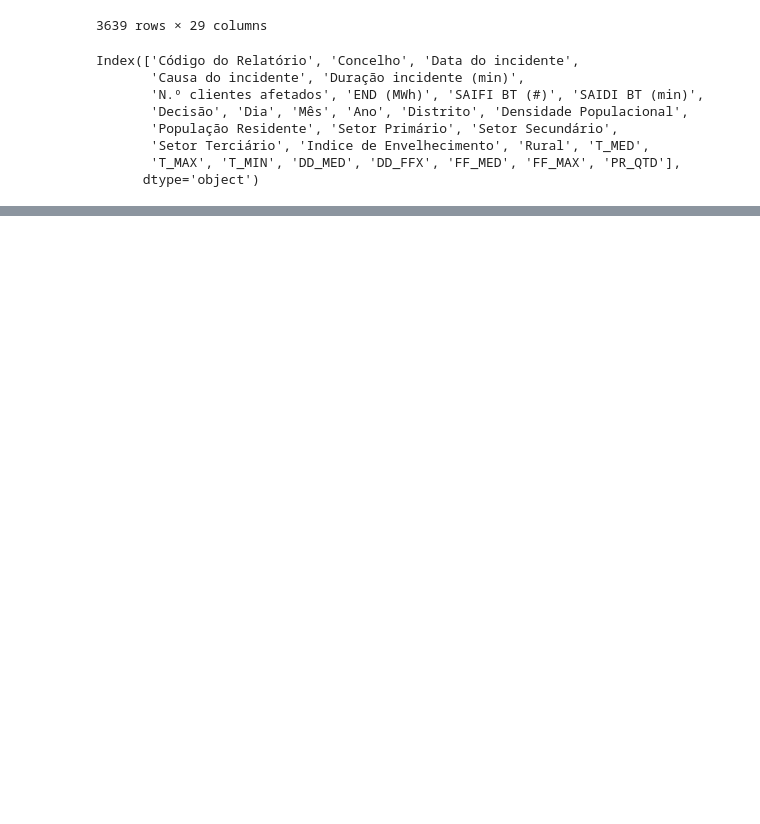
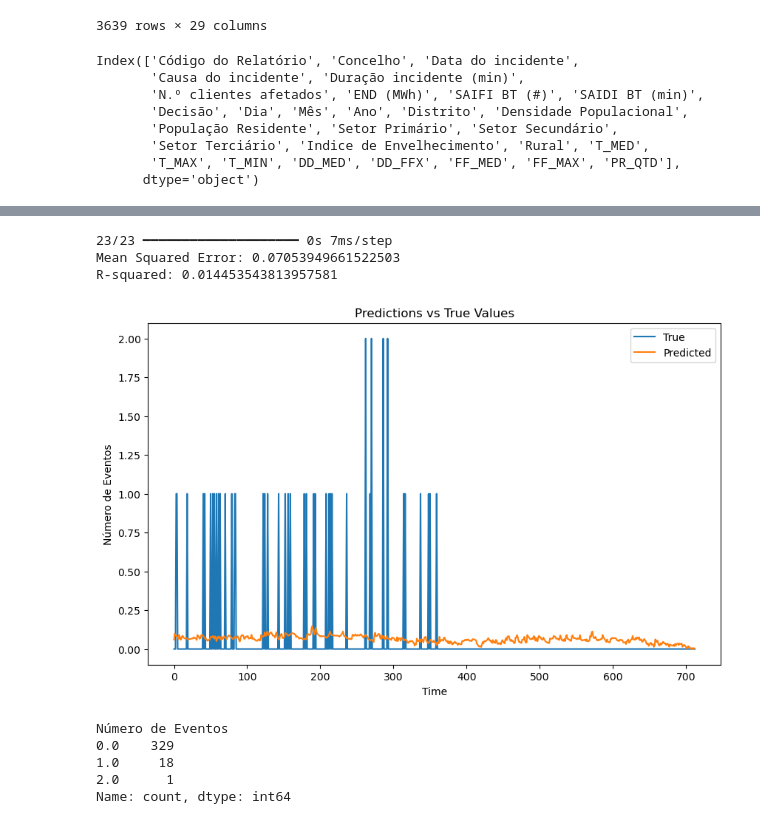
Before and after one commit to Vullkano/pfacd, a Jupyter notebook: rascunhos/freitas/TimeSeries.ipynb, the cells around one changed output, grey strips where cells are left out. Saved outputs shown, nothing was run; the diff lists cells and outputs as text; code cells hidden in the pictures; blank space fills up the shorter version.

Commit message:
Tentativa de LSTM

```diff
--- a/rascunhos/freitas/TimeSeries.ipynb
+++ b/rascunhos/freitas/TimeSeries.ipynb
@@ -305,0 +367,7 @@ plt.show()
+# %%
+Concelho = 'Lisboa'
+
+BT = QuebrasFinal[(QuebrasFinal["Distrito"] == Concelho)]
+BT = BT_grouped = BT.groupby(['Data do incidente', 'Dia', 'Mês', 'Ano',
+                               'T_MED', 'T_MAX', 'T_MIN', 'DD_MED', 'DD_FFX', 'FF_MED', 'FF_MAX', 'PR_QTD']).agg({'Número de Eventos': 'sum'}).reset_index()
+BT
@@ -305,0 +390,4 @@ plt.show()
+# %%
+# Selecionar as colunas numéricas
+colunas_numericas = BT.select_dtypes(include=[np.number]).columns
+colunas_numericas
@@ -305,0 +420,9 @@ plt.show()
+# %%
+# Criar o objeto do imputador por regressão
+imputer_mice = IterativeImputer()
+
+# Aplicar o método MICE para imputar os valores ausentes em todas as colunas numéricas
+BT[colunas_numericas] = imputer_mice.fit_transform(BT[colunas_numericas])
+
+# Resultado final
+BT
@@ -305,0 +518,40 @@ plt.show()
+# %%
+# Fazer previsões com o modelo
+y_pred = model.predict(X_test)
+
+# Avaliar o desempenho das previsões
+from sklearn.metrics import mean_squared_error, r2_score
+
+# Calcular o erro quadrático médio (MSE)
+mse = mean_squared_error(y_test, y_pred)
+print(f'Mean Squared Error: {mse}')
+
+# Calcular o coeficiente de determinação (R²)
+r2 = r2_score(y_test, y_pred)
+print(f'R-squared: {r2}')
+# %% [output]
+23/23 ━━━━━━━━━━━━━━━━━━━━ 0s 7ms/step
+Mean Squared Error: 0.07053949661522503
+R-squared: 0.014453543813957581
+# %%
+# Plotar as previsões vs. os valores reais
+plt.figure(figsize=(10, 6))
+plt.plot(y_test, label='True')
+plt.plot(y_pred, label='Predicted')
+plt.xlabel('Time')
+plt.ylabel('Número de Eventos')
+plt.title('Predictions vs True Values')
+plt.legend()
+plt.savefig('LSTM')
+plt.show()
+# %% [output]
+[figure, added]
+# %%
+count_eventos = BT['Número de Eventos'].value_counts()
+print(count_eventos)
+# %% [output]
+Número de Eventos
+0.0    329
+1.0     18
+2.0      1
+Name: count, dtype: int64
```
Also changed, not shown: parts of 19 cells of this notebook, 1 other file.
